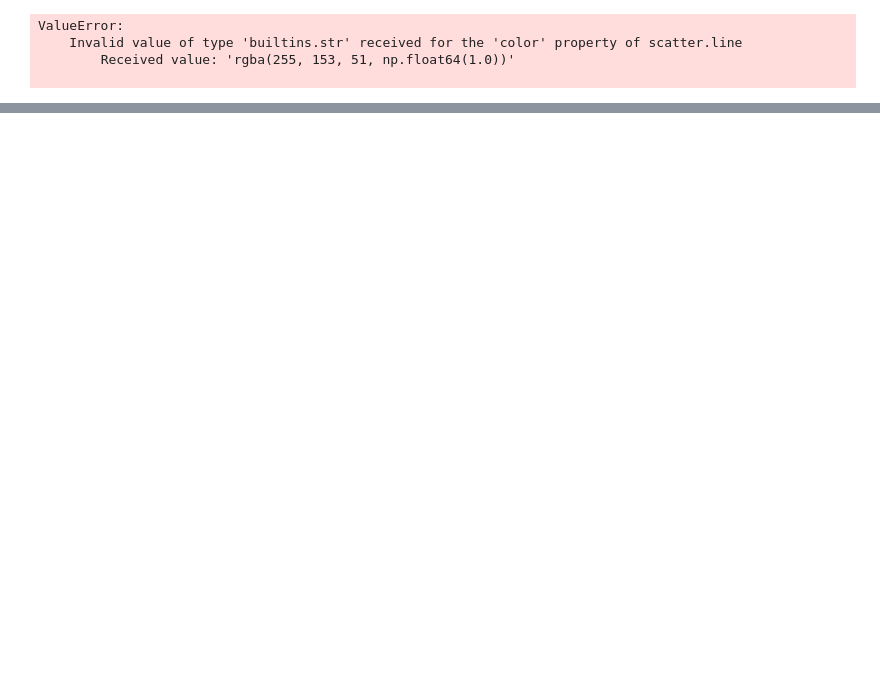
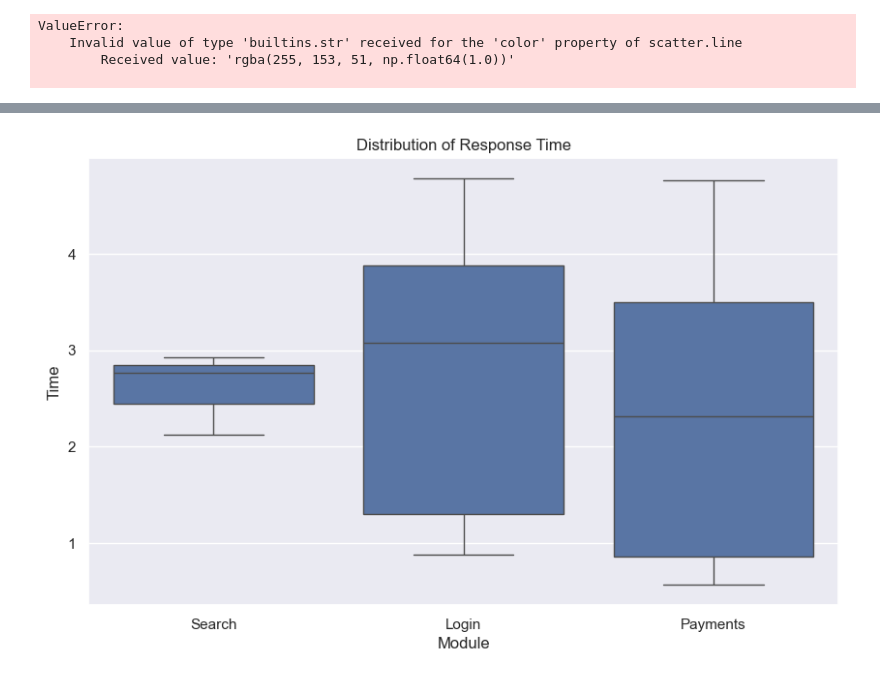
Before and after one commit to Jayeshvadje/Ml_Learning, a Jupyter notebook: Visualization.ipynb, the cells around one changed output, grey strips where cells are left out. Saved outputs shown, nothing was run; the diff lists cells and outputs as text; code cells hidden in the pictures; blank space fills up the shorter version.

```diff
--- a/Visualization.ipynb
+++ b/Visualization.ipynb
@@ -253,0 +236,10 @@ df
+# %%
+sns.set_theme(style="darkgrid")
+plt.figure(figsize=(10,6))
+sns.boxplot(data=df,x="Module",y="Response_Time")
+plt.title("Distribution of Response Time")
+plt.xlabel("Module")
+plt.ylabel("Time")
+plt.show()
+# %% [output]
+[figure, added]
```
Also changed, not shown: parts of 17 cells of this notebook.
